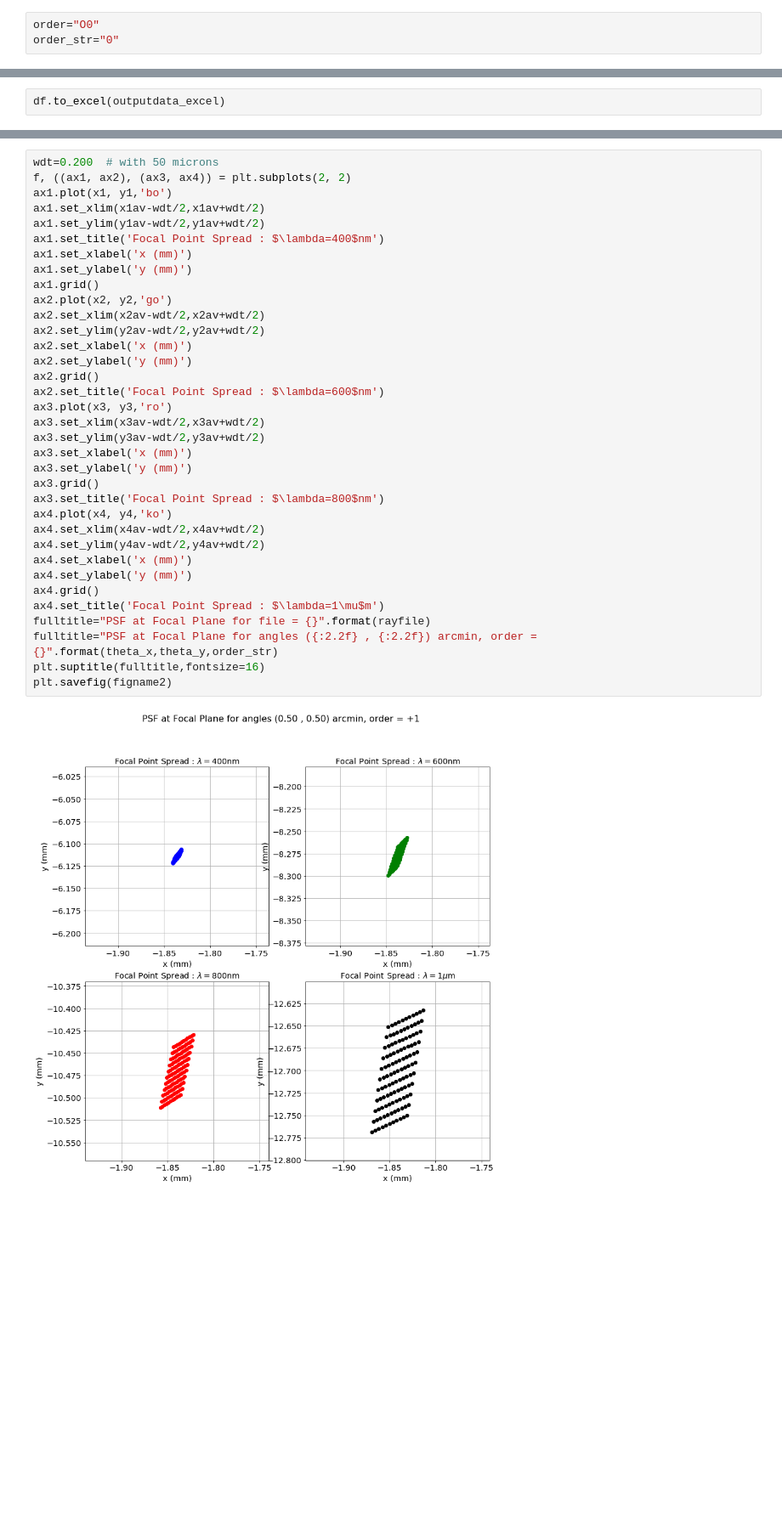
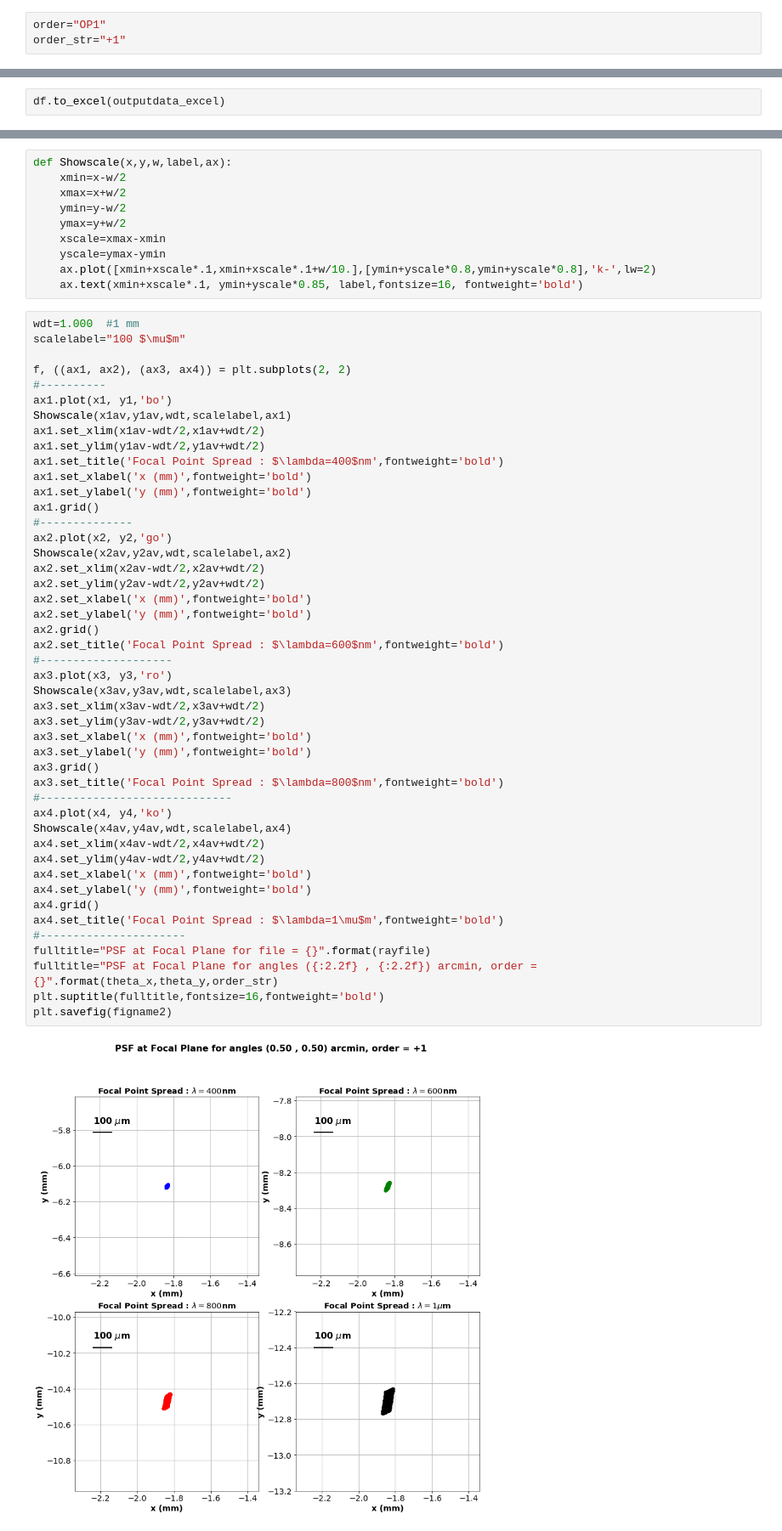
Before and after one commit to sylvielsstfr/OpticSimWthB4, a Jupyter notebook: MyHOLO/Ana_2017_March_15/p05_p05/AnaHoloSimple.ipynb, the cells around one changed output, grey strips where cells are left out. Shown at 85% size. Cells and saved outputs as stored; diff of their text form; blank space fills up the shorter version.

```diff
--- a/MyHOLO/Ana_2017_March_15/p05_p05/AnaHoloSimple.ipynb
+++ b/MyHOLO/Ana_2017_March_15/p05_p05/AnaHoloSimple.ipynb
@@ -83,8 +83,8 @@ NBTOT=NBEAM*NWL
 theta_x=0.5  # angle in arcmin
 theta_y=0.5  # angle in arcmin
 # %%
-order="O0"
-order_str="0"
+order="OP1"
+order_str="+1"
 # %%
 theta_x_num=int(theta_x*10)
 theta_y_num=int(theta_y*10)
@@ -250,37 +258,58 @@ plt.savefig(figname1)
+# %%
+def Showscale(x,y,w,label,ax):
+    xmin=x-w/2
+    xmax=x+w/2
+    ymin=y-w/2
+    ymax=y+w/2
+    xscale=xmax-xmin
+    yscale=ymax-ymin
+    ax.plot([xmin+xscale*.1,xmin+xscale*.1+w/10.],[ymin+yscale*0.8,ymin+yscale*0.8],'k-',lw=2)
+    ax.text(xmin+xscale*.1, ymin+yscale*0.85, label,fontsize=16, fontweight='bold')
 # %%
-wdt=0.200  # with 50 microns
+wdt=1.000  #1 mm
+scalelabel="100 $\mu$m"
+
 f, ((ax1, ax2), (ax3, ax4)) = plt.subplots(2, 2)
+#----------
 ax1.plot(x1, y1,'bo')
+Showscale(x1av,y1av,wdt,scalelabel,ax1)
 ax1.set_xlim(x1av-wdt/2,x1av+wdt/2)
 ax1.set_ylim(y1av-wdt/2,y1av+wdt/2)
-ax1.set_title('Focal Point Spread : $\lambda=400$nm')
-ax1.set_xlabel('x (mm)')
-ax1.set_ylabel('y (mm)')
+ax1.set_title('Focal Point Spread : $\lambda=400$nm',fontweight='bold')
+ax1.set_xlabel('x (mm)',fontweight='bold')
+ax1.set_ylabel('y (mm)',fontweight='bold')
 ax1.grid()
+#--------------
 ax2.plot(x2, y2,'go')
+Showscale(x2av,y2av,wdt,scalelabel,ax2)
 ax2.set_xlim(x2av-wdt/2,x2av+wdt/2)
 ax2.set_ylim(y2av-wdt/2,y2av+wdt/2)
-ax2.set_xlabel('x (mm)')
-ax2.set_ylabel('y (mm)')
+ax2.set_xlabel('x (mm)',fontweight='bold')
+ax2.set_ylabel('y (mm)',fontweight='bold')
 ax2.grid()
-ax2.set_title('Focal Point Spread : $\lambda=600$nm')
+ax2.set_title('Focal Point Spread : $\lambda=600$nm',fontweight='bold')
+#--------------------
 ax3.plot(x3, y3,'ro')
+Showscale(x3av,y3av,wdt,scalelabel,ax3)
 ax3.set_xlim(x3av-wdt/2,x3av+wdt/2)
 ax3.set_ylim(y3av-wdt/2,y3av+wdt/2)
-ax3.set_xlabel('x (mm)')
-ax3.set_ylabel('y (mm)')
+ax3.set_xlabel('x (mm)',fontweight='bold')
+ax3.set_ylabel('y (mm)',fontweight='bold')
 ax3.grid()
-ax3.set_title('Focal Point Spread : $\lambda=800$nm')
+ax3.set_title('Focal Point Spread : $\lambda=800$nm',fontweight='bold')
+#-----------------------------
 ax4.plot(x4, y4,'ko')
+Showscale(x4av,y4av,wdt,scalelabel,ax4)
 ax4.set_xlim(x4av-wdt/2,x4av+wdt/2)
 ax4.set_ylim(y4av-wdt/2,y4av+wdt/2)
-ax4.set_xlabel('x (mm)')
-ax4.set_ylabel('y (mm)')
+ax4.set_xlabel('x (mm)',fontweight='bold')
+ax4.set_ylabel('y (mm)',fontweight='bold')
 ax4.grid()
-ax4.set_title('Focal Point Spread : $\lambda=1\mu$m')
+ax4.set_title('Focal Point Spread : $\lambda=1\mu$m',fontweight='bold')
+#----------------------
 fulltitle="PSF at Focal Plane for file = {}".format(rayfile)
 fulltitle="PSF at Focal Plane for angles ({:2.2f} , {:2.2f}) arcmin, order = {}".format(theta_x,theta_y,order_str)
-plt.suptitle(fulltitle,fontsize=16)
+plt.suptitle(fulltitle,fontsize=16,fontweight='bold')
 plt.savefig(figname2)
 # %% [output]
-[figure, old version]
+[figure, new version]
```
Also changed, not shown: parts of 2 cells of this notebook, 6 other files.
